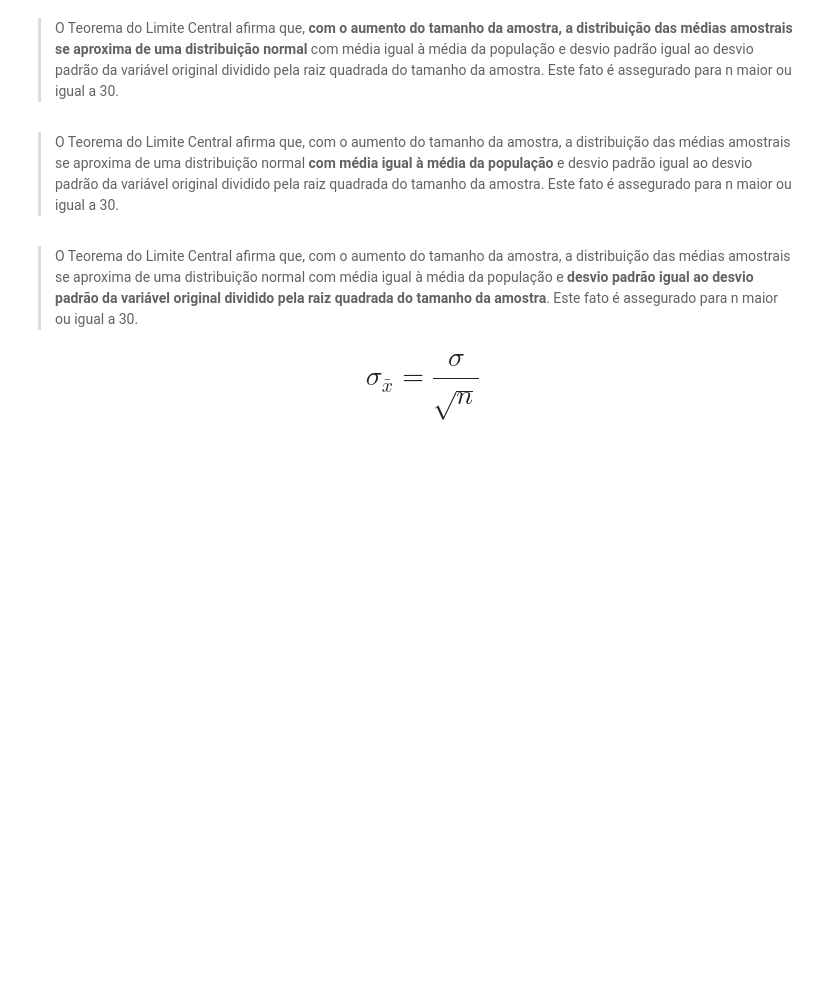
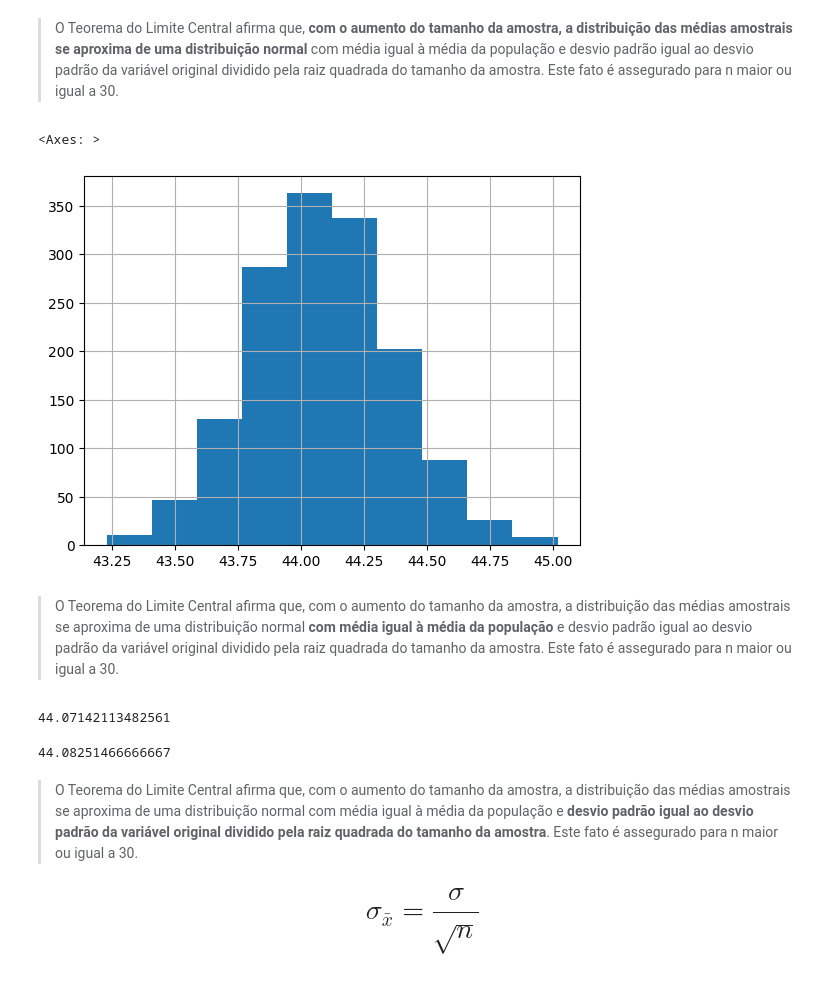
Before and after one commit to JhonasVoc/Estat-stica_Python, a Jupyter notebook: Estatística_com_Python_Probabilidade_e_amostragem.ipynb, the cells around one changed output. Drawn from its saved outputs; the diff is of its cells as text; code cells hidden in the pictures; blank space fills up the shorter version.

```diff
--- a/Estatística_com_Python_Probabilidade_e_amostragem.ipynb
+++ b/Estatística_com_Python_Probabilidade_e_amostragem.ipynb
@@ -972,3 +972,9 @@ Suponha que os pesos dos sacos de arroz de uma indústria alimentícia se distri
 O desvio padrão das médias amostrais é conhecido como **erro padrão da média**
 # %% [markdown]
 ### Entendendo o Teorema do Limite Central
+# %%
+n = 2000
+total_de_amostras = 1500 # colunas
+# %%
+amostras = pd.DataFrame()
+amostras
@@ -974,0 +983,7 @@ O desvio padrão das médias amostrais é conhecido como **erro padrão da médi
+# %%
+for i in range(total_de_amostras):
+  _ = dados.Idade.sample(n)
+  _.index = range(0, len(_))
+  amostras['Amostra_' + str(i)] = _
+
+amostras
@@ -975,7 +1004,21 @@ O desvio padrão das médias amostrais é conhecido como **erro padrão da médi
 # %% [markdown]
 > O Teorema do Limite Central afirma que, **com o aumento do tamanho da amostra, a distribuição das médias amostrais se aproxima de uma distribuição normal** com média igual à média da população e desvio padrão igual ao desvio padrão da variável original dividido pela raiz quadrada do tamanho da amostra. Este fato é assegurado para n maior ou igual a 30.
+# %%
+amostras.mean() # essas são médias de cada coluna
+amostras.mean().hist() # histograma das médias
+# %% [output]
+<Axes: >
+[figure, added]
 # %% [markdown]
 > O Teorema do Limite Central afirma que, com o aumento do tamanho da amostra, a distribuição das médias amostrais se aproxima de uma distribuição normal **com média igual à média da população** e desvio padrão igual ao desvio padrão da variável original dividido pela raiz quadrada do tamanho da amostra. Este fato é assegurado para n maior ou igual a 30.
+# %%
+dados.Idade.mean()
+# %% [output]
+44.07142113482561
+# %%
+amostras.mean().mean() # media das medias
+# %% [output]
+44.08251466666667
 # %% [markdown]
 > O Teorema do Limite Central afirma que, com o aumento do tamanho da amostra, a distribuição das médias amostrais se aproxima de uma distribuição normal com média igual à média da população e **desvio padrão igual ao desvio padrão da variável original dividido pela raiz quadrada do tamanho da amostra**. Este fato é assegurado para n maior ou igual a 30.
 
```
Also changed, not shown: parts of 59 cells of this notebook.
